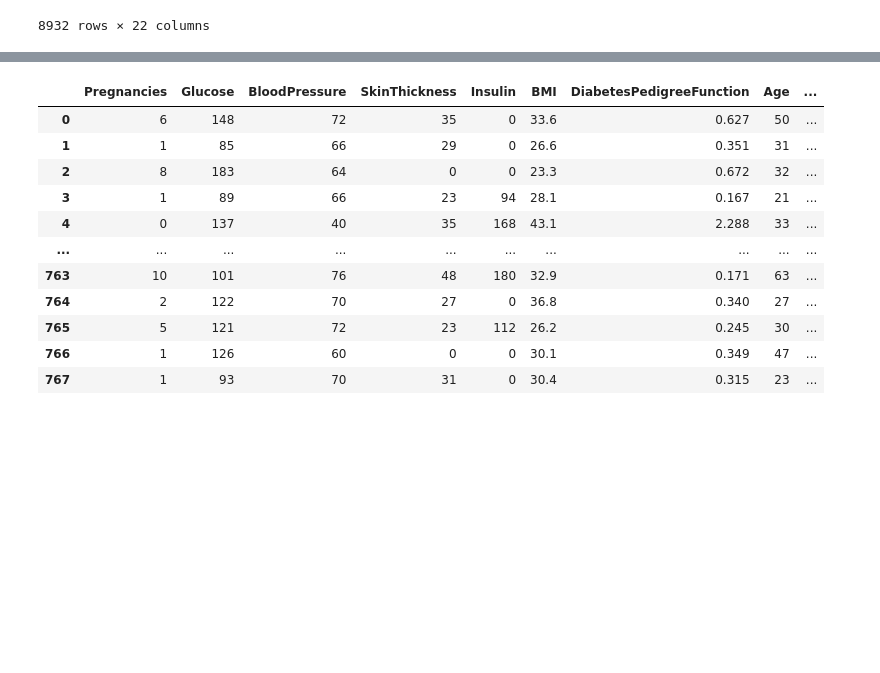
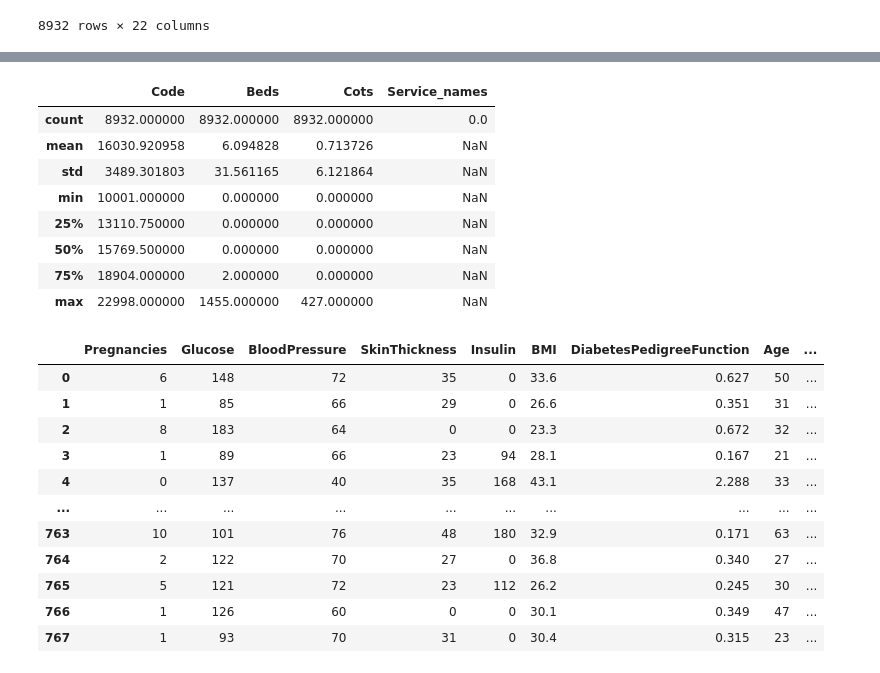
Before and after one commit to Winfry/PredictionAndRecommendationSystemKenyanHealth, a Jupyter notebook: KenyaFacilities.ipynb, the cells around one changed output, grey strips where cells are left out. Cells and saved outputs as stored; diff of their text form; code cells hidden in the pictures; blank space fills up the shorter version.

```diff
--- a/KenyaFacilities.ipynb
+++ b/KenyaFacilities.ipynb
@@ -105,3 +127,15 @@ df_facilities
+# %%
+df_facilities.describe()
+# %% [output]
+|  | Code | Beds | Cots | Service_names |
+| count | 8932.000000 | 8932.000000 | 8932.000000 | 0.0 |
+| mean | 16030.920958 | 6.094828 | 0.713726 | NaN |
+| std | 3489.301803 | 31.561165 | 6.121864 | NaN |
+| min | 10001.000000 | 0.000000 | 0.000000 | NaN |
+| 25% | 13110.750000 | 0.000000 | 0.000000 | NaN |
+| 50% | 15769.500000 | 0.000000 | 0.000000 | NaN |
+| 75% | 18904.000000 | 2.000000 | 0.000000 | NaN |
+| max | 22998.000000 | 1455.000000 | 427.000000 | NaN |
 # %%
 #IMPORT LIBRARIES
 
```
Also changed, not shown: parts of 2 cells of this notebook.
